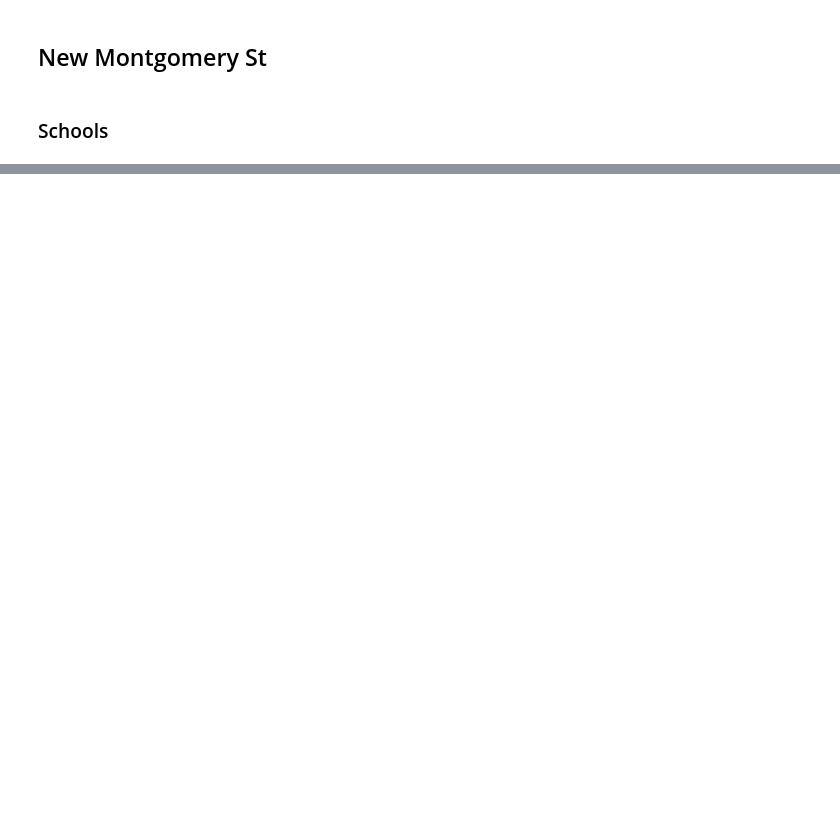
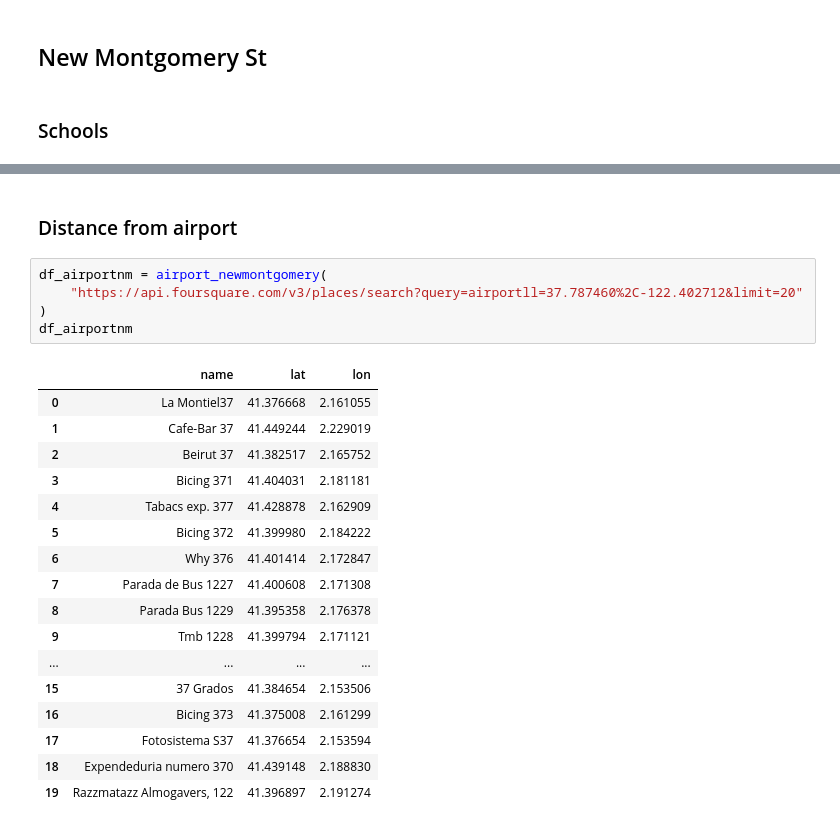
Before and after one commit to lauurasarabia/Imperial_Game, a Jupyter notebook: Offices.ipynb, the cells around one changed output, grey strips where cells are left out. Drawn from its saved outputs; the diff is of its cells as text; blank space fills up the shorter version.

```diff
--- a/Offices.ipynb
+++ b/Offices.ipynb
@@ -65,0 +56,25 @@ nearby_newmont("1000", "12058")
+# %% [markdown]
+### Distance from airport
+# %%
+df_airportnm = airport_newmontgomery(
+    "https://api.foursquare.com/v3/places/search?query=airportll=37.787460%2C-122.402712&limit=20"
+)
+df_airportnm
+# %% [output]
+|  | name | lat | lon |
+| 0 | La Montiel37 | 41.376668 | 2.161055 |
+| 1 | Cafe-Bar 37 | 41.449244 | 2.229019 |
+| 2 | Beirut 37 | 41.382517 | 2.165752 |
+| 3 | Bicing 371 | 41.404031 | 2.181181 |
+| 4 | Tabacs exp. 377 | 41.428878 | 2.162909 |
+| 5 | Bicing 372 | 41.399980 | 2.184222 |
+| 6 | Why 376 | 41.401414 | 2.172847 |
+| 7 | Parada de Bus 1227 | 41.400608 | 2.171308 |
+| 8 | Parada Bus 1229 | 41.395358 | 2.176378 |
+| 9 | Tmb 1228 | 41.399794 | 2.171121 |
+| ... | ... | ... | ... |
+| 15 | 37 Grados | 41.384654 | 2.153506 |
+| 16 | Bicing 373 | 41.375008 | 2.161299 |
+| 17 | Fotosistema S37 | 41.376654 | 2.153594 |
+| 18 | Expendeduria numero 370 | 41.439148 | 2.188830 |
+| 19 | Razzmatazz Almogavers, 122 | 41.396897 | 2.191274 |
```
Also changed, not shown: parts of 59 cells of this notebook, 2 other files.
